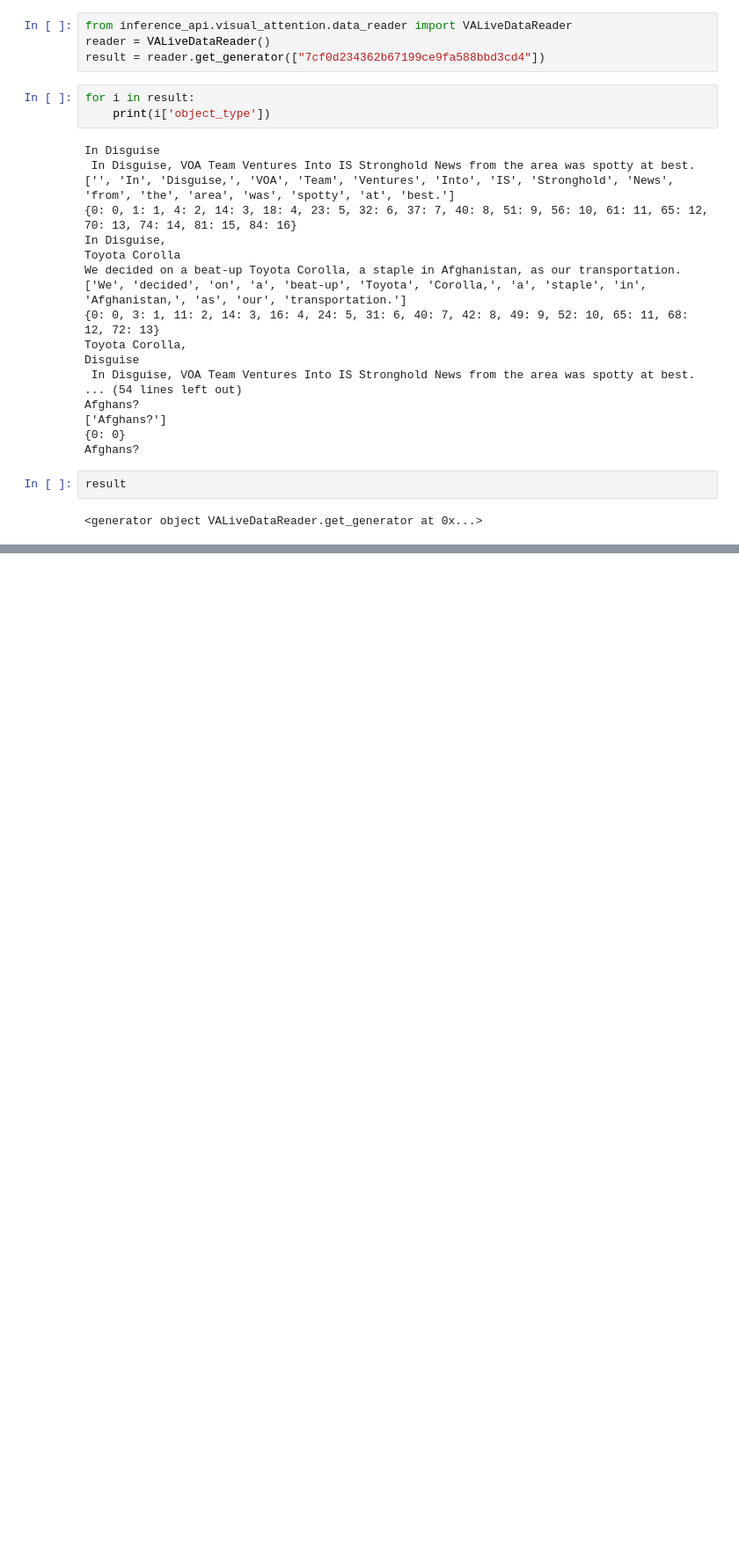
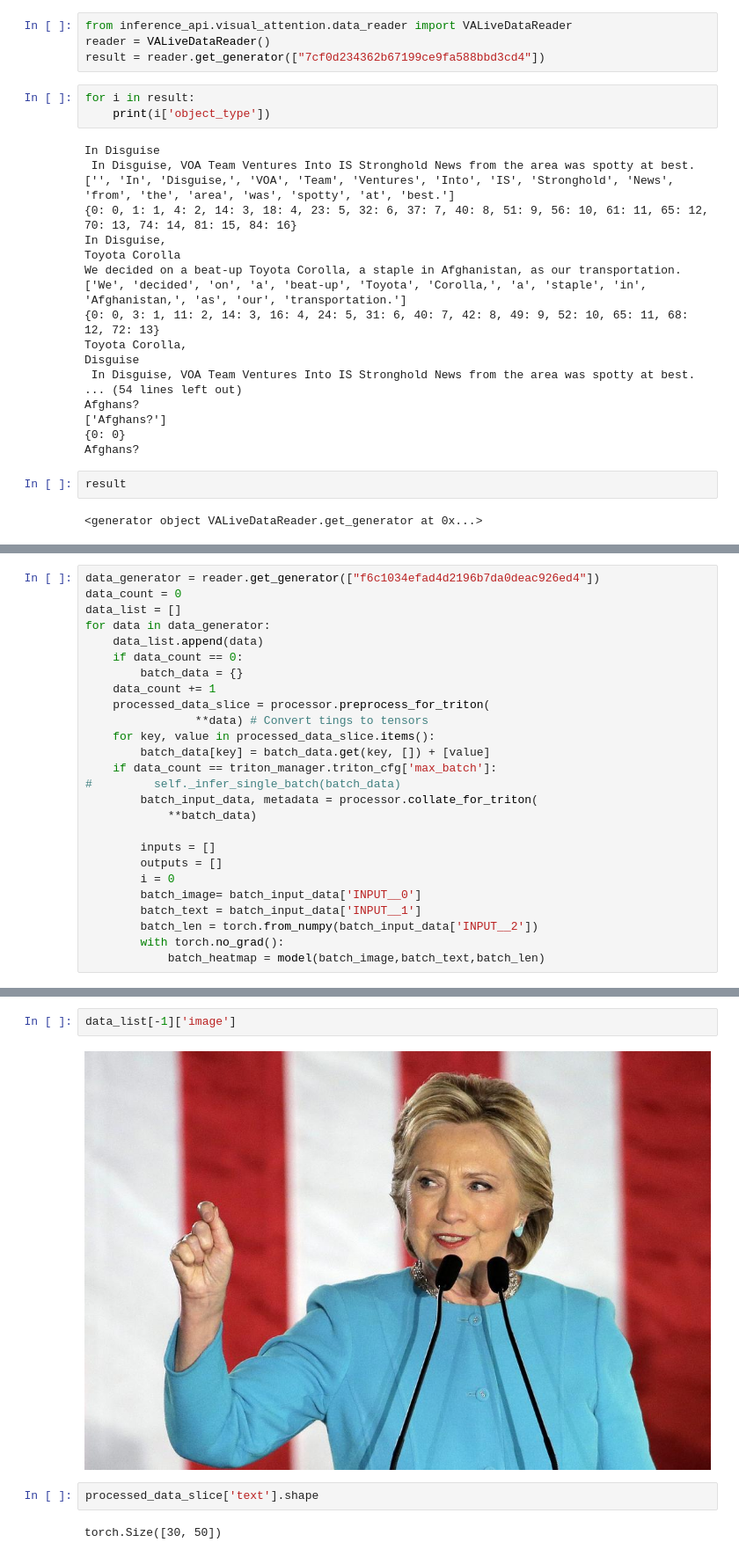
Before and after one commit to cshikai/multimedia_ir, a Jupyter notebook: multimedia_entity_extraction/src/Inference.ipynb, the cells around one changed output, grey strips where cells are left out. Shown at 88% size. Saved outputs shown, nothing was run; the diff lists cells and outputs as text; blank space fills up the shorter version.

```diff
--- a/multimedia_entity_extraction/src/Inference.ipynb
+++ b/multimedia_entity_extraction/src/Inference.ipynb
@@ -51,0 +138,26 @@ AttributeError: 'generator' object has no attribute 'next'
+# %%
+data_generator = reader.get_generator(["f6c1034efad4d2196b7da0deac926ed4"])
+data_count = 0
+data_list = []
+for data in data_generator:
+    data_list.append(data)
+    if data_count == 0:
+        batch_data = {}
+    data_count += 1
+    processed_data_slice = processor.preprocess_for_triton(
+                **data) # Convert tings to tensors
+    for key, value in processed_data_slice.items():
+        batch_data[key] = batch_data.get(key, []) + [value]
+    if data_count == triton_manager.triton_cfg['max_batch']:
+#         self._infer_single_batch(batch_data)
+        batch_input_data, metadata = processor.collate_for_triton(
+            **batch_data)
+
+        inputs = []
+        outputs = []
+        i = 0
+        batch_image= batch_input_data['INPUT__0']
+        batch_text = batch_input_data['INPUT__1']
+        batch_len = torch.from_numpy(batch_input_data['INPUT__2'])
+        with torch.no_grad():
+            batch_heatmap = model(batch_image,batch_text,batch_len)
@@ -51,0 +259,8 @@ AttributeError: 'generator' object has no attribute 'next'
+# %%
+data_list[-1]['image']
+# %% [output]
+[figure, added]
+# %%
+processed_data_slice['text'].shape
+# %% [output]
+torch.Size([30, 50])
```
Also changed, not shown: parts of 20 cells of this notebook, 3 other files.
